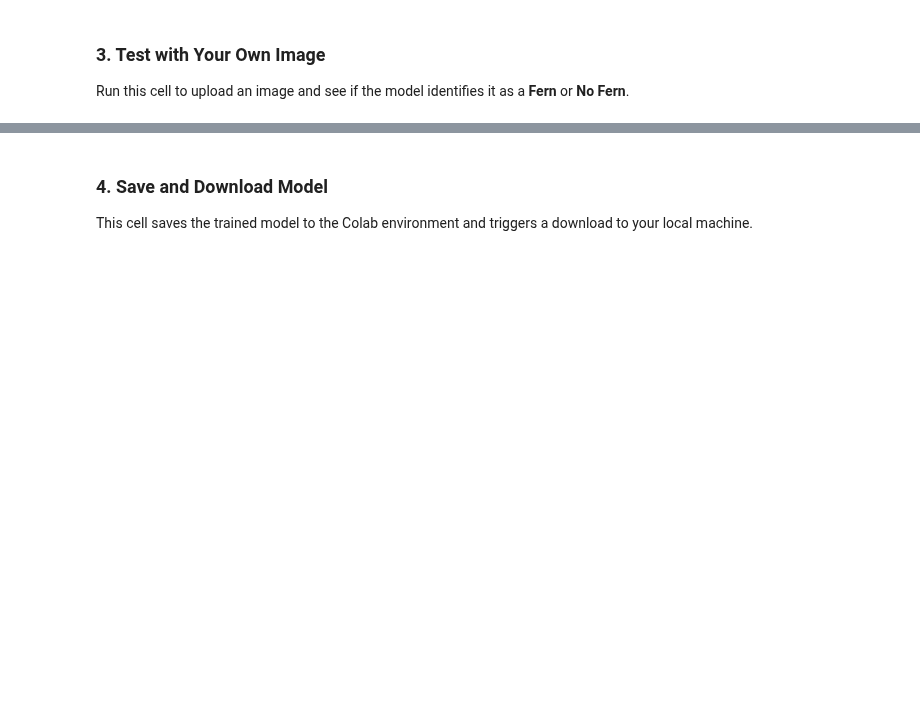
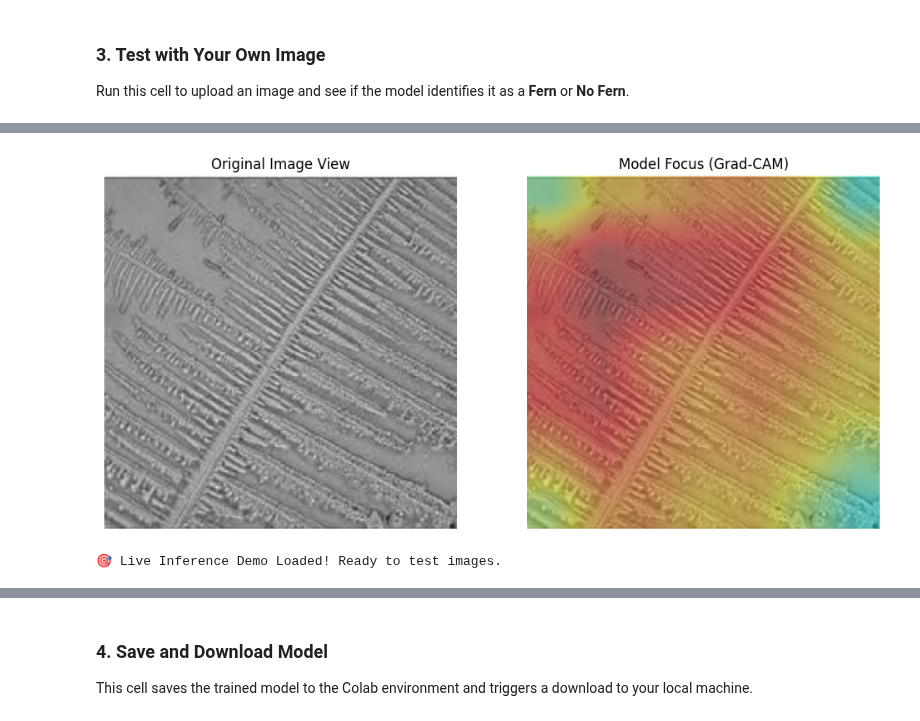
Before and after one commit to sanjay11082006/salivary-ferning-mobilenet-classification, a Jupyter notebook: salivary_ferning_mobilenet_classification.ipynb, the cells around one changed output, grey strips where cells are left out. Cells and saved outputs as stored; diff of their text form; code cells hidden in the pictures; blank space fills up the shorter version.

```diff
--- a/salivary_ferning_mobilenet_classification.ipynb
+++ b/salivary_ferning_mobilenet_classification.ipynb
@@ -263,0 +328,41 @@ User uploaded file "images.jpg"
+# %%
+# The cloud path after uploading to the Colab sidebar
+my_test_image = '/content/jk.jpg'
+
+# Run the heatmap function
+get_clean_gradcam(model, my_test_image)
+# %% [output]
+[figure, added]
+# %%
+import numpy as np
+import tensorflow as tf
+import matplotlib.pyplot as plt
+
+def predict_cow_saliva(model, img_path):
+    # 1. Load and prepare the image exactly like training
+    img = tf.keras.utils.load_img(img_path, target_size=(224, 224))
+    img_array = tf.keras.utils.img_to_array(img)
+    img_array = np.expand_dims(img_array, axis=0) # Add batch dimension
+
+    # 2. Get the model's raw probability score
+    # (Since it's a binary dense layer with 1 output unit)
+    raw_prediction = model.predict(img_array)[0][0]
+
+    # 3. Convert probability to class labels and confidence percentages
+    if raw_prediction >= 0.5:
+        class_label = "No-Fern (Potential Pregnancy)"
+        confidence = raw_prediction * 100
+    else:
+        class_label = "Fern (Estrus / Not Pregnant)"
+        confidence = (1 - raw_prediction) * 100
+
+    # 4. Plot the output nicely for your report
+    plt.figure(figsize=(5, 5))
+    plt.imshow(img)
+    plt.title(f"Prediction: {class_label}\nConfidence: {confidence:.2f}%", fontsize=12, fontweight='bold', color='darkblue')
+    plt.axis('off')
+    plt.show()
+
+print("🎯 Live Inference Demo Loaded! Ready to test images.")
+# %% [output]
+🎯 Live Inference Demo Loaded! Ready to test images.
```
Also changed, not shown: parts of 7 cells of this notebook.
